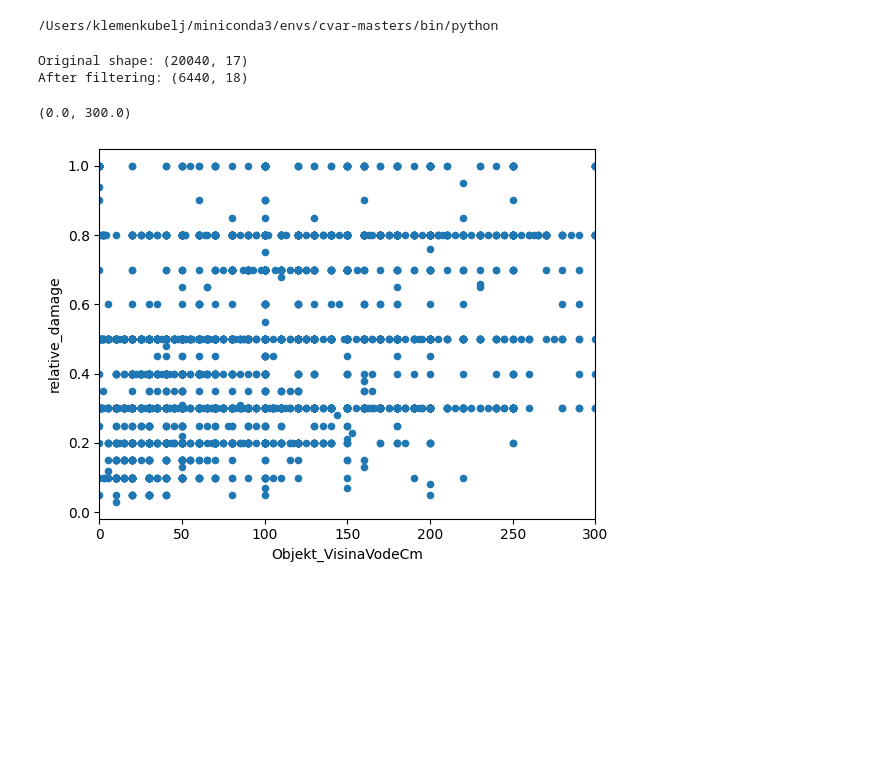
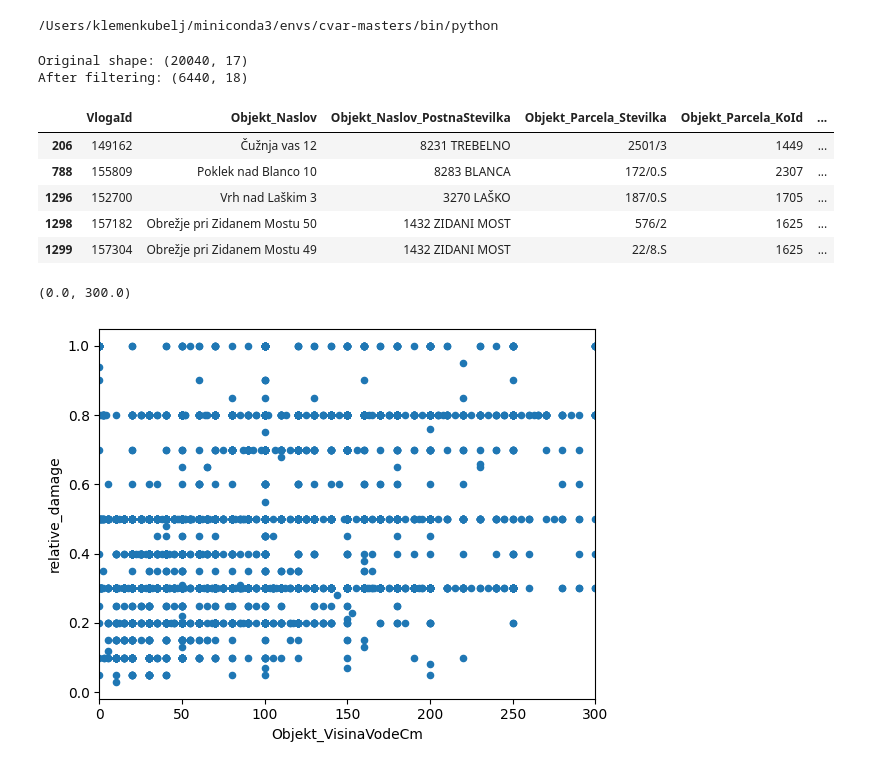
Before and after one commit to KubeljK/cvar-masters, a Jupyter notebook: notebooks/010-kk-compare-damage-functions.ipynb, the cells around one changed output. Cells and saved outputs as stored; diff of their text form; code cells hidden in the pictures; blank space fills up the shorter version.

```diff
--- a/notebooks/010-kk-compare-damage-functions.ipynb
+++ b/notebooks/010-kk-compare-damage-functions.ipynb
@@ -28,6 +28,15 @@ print("After filtering:", df.shape)
 # %% [output]
 Original shape: (20040, 17)
 After filtering: (6440, 18)
+# %%
+df.head()
+# %% [output]
+|  | VlogaId | Objekt_Naslov | Objekt_Naslov_PostnaStevilka | Objekt_Parcela_Stevilka | Objekt_Parcela_KoId | ... |
+| 206 | 149162 | Čužnja vas 12 | 8231 TREBELNO | 2501/3 | 1449 | ... |
+| 788 | 155809 | Poklek nad Blanco 10 | 8283 BLANCA | 172/0.S | 2307 | ... |
+| 1296 | 152700 | Vrh nad Laškim 3 | 3270 LAŠKO | 187/0.S | 1705 | ... |
+| 1298 | 157182 | Obrežje pri Zidanem Mostu 50 | 1432 ZIDANI MOST | 576/2 | 1625 | ... |
+| 1299 | 157304 | Obrežje pri Zidanem Mostu 49 | 1432 ZIDANI MOST | 22/8.S | 1625 | ... |
 # %%
 
 df.plot(x="Objekt_VisinaVodeCm", y="relative_damage", kind="scatter")
```
Also changed, not shown: 2 other files.
